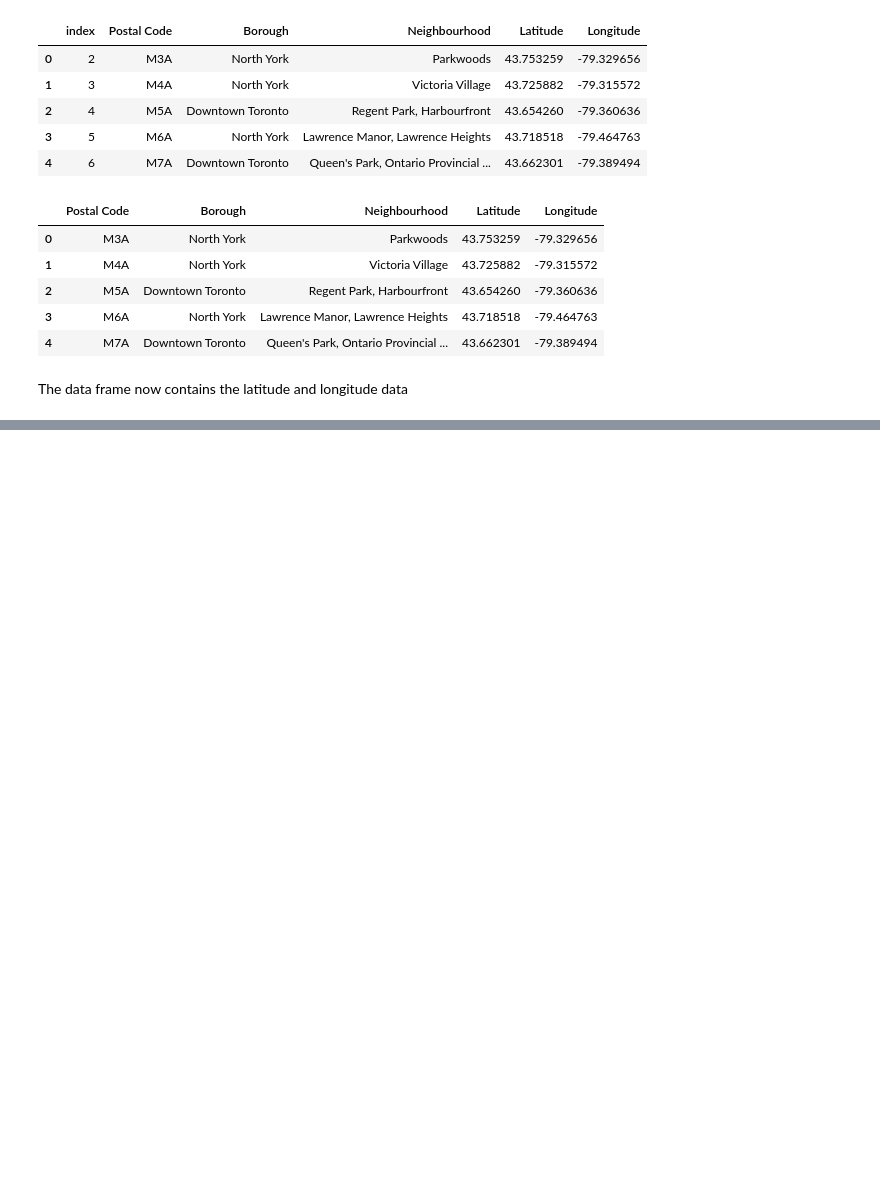
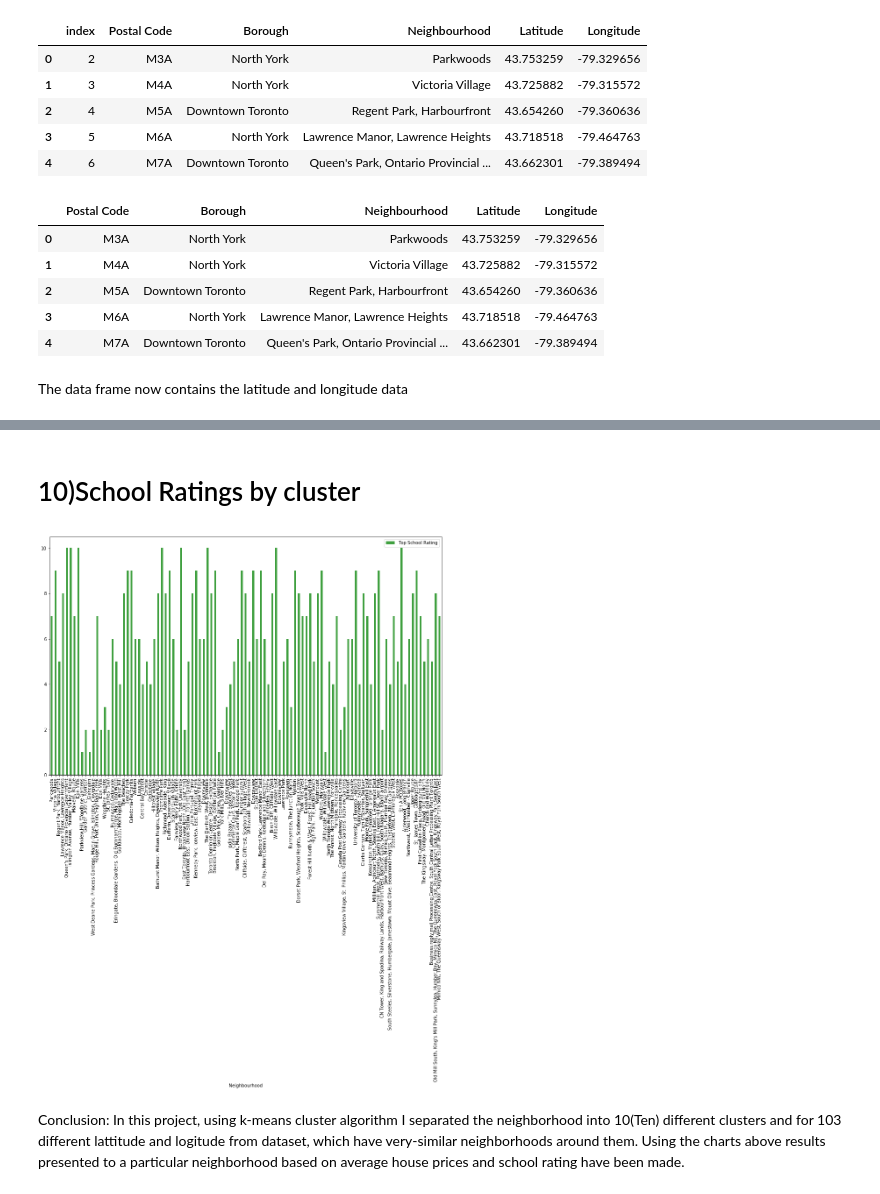
Before and after one commit to kratos1609/cousera_capstone, a Jupyter notebook: WEEK3.ipynb, the cells around one changed output, grey strips where cells are left out. Cells and saved outputs as stored; diff of their text form; code cells hidden in the pictures; blank space fills up the shorter version.

```diff
--- a/WEEK3.ipynb
+++ b/WEEK3.ipynb
@@ -118,0 +494,2 @@ print('The geograpical coordinate of Toronto are {}, {}.'.format(latitude, longi
+# %% [markdown]
+# 10)School Ratings by cluster
@@ -118,0 +501,20 @@ print('The geograpical coordinate of Toronto are {}, {}.'.format(latitude, longi
+# %%
+#Source:https://www.greatschools.org
+Scarborough_school_ratings=pd.DataFrame({"Neighbourhood":df["Neighbourhood"],
+                                      "Top School Rating":[7,9,5,8,10,10,7,10,1,2,1,2,7,2,3,2,6,
+                                                           5,4,8,9,9,6,6,4,5,4,6,8,10,8,9,6,2,
+                                                           10,2,5,8,9,6,6,10,8,9,1,2,3,4,5,6,9,
+                                                           8,5,9,6,9,6,4,8,10,2,5,6,3,9,8,7,
+                                                           7,8,5,8,9,1,5,4,7,2,3,6,6,9,4,8,7,
+                                                           4,8,9,2,6,4,7,5,10,4,6,8,9,7,5,6,5,8,7
+                                                           ]})
+# %%
+Scarborough_school_ratings.set_index('Neighbourhood',inplace=True,drop=True)
+# %%
+
+Scarborough_school_ratings.plot(kind='bar',figsize=(16,10),color='green',alpha=0.75);
+# %% [output]
+[figure, added]
+# %% [markdown]
+
+Conclusion: In this project, using k-means cluster algorithm I separated the neighborhood into 10(Ten) different clusters and for 103 different lattitude and logitude from dataset, which have very-similar neighborhoods around them. Using the charts above results presented to a particular neighborhood based on average house prices and school rating have been made.
```
Also changed, not shown: parts of 47 cells of this notebook.
